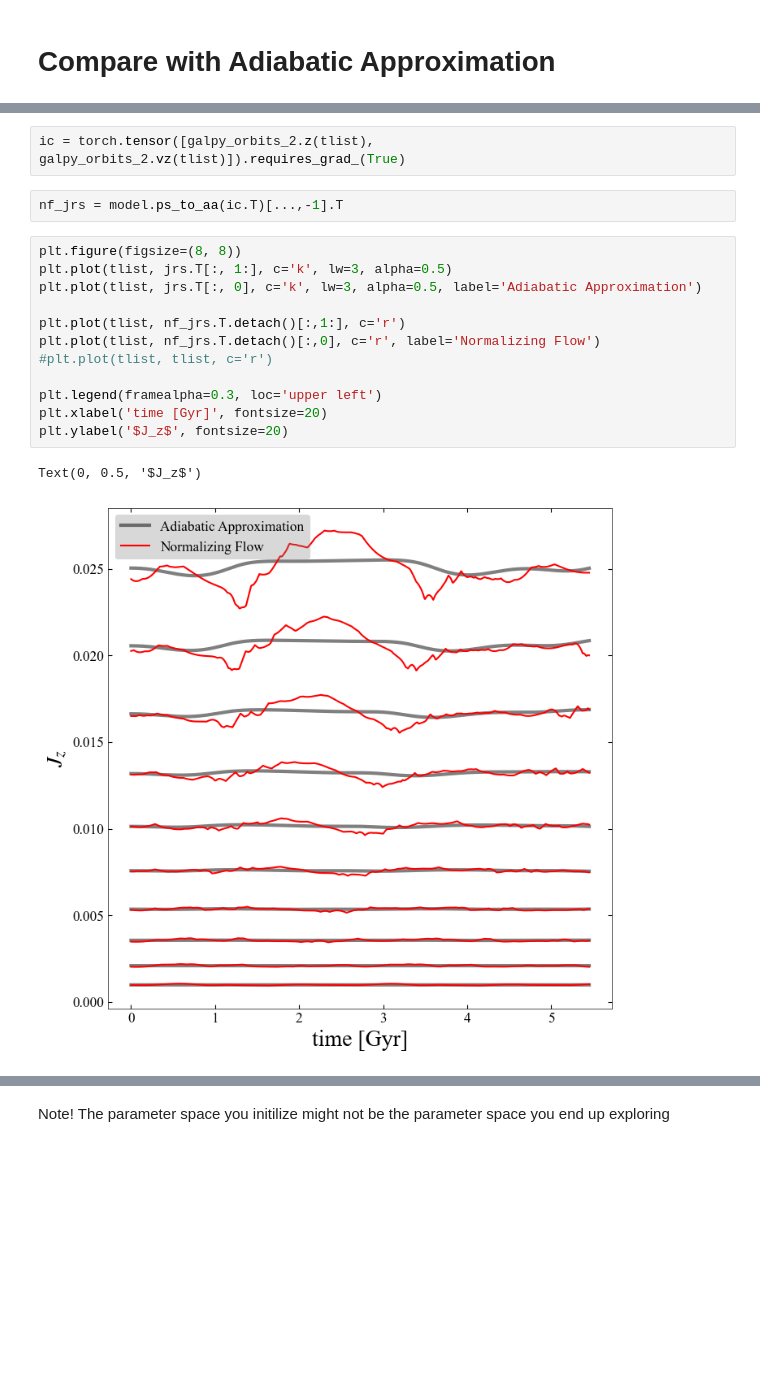
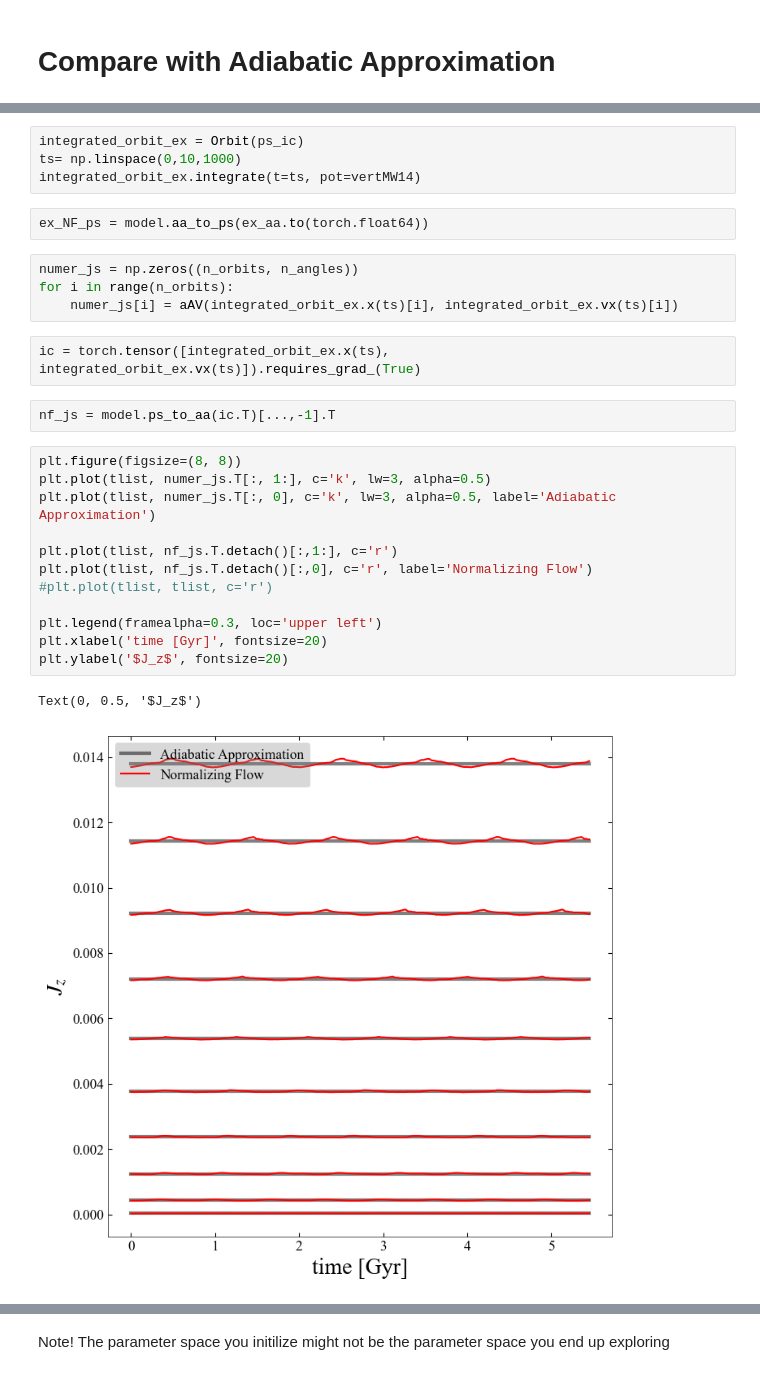
Before and after one commit to sgpfaff/orbitflows, a Jupyter notebook: realistic_exploration_1D/train_and_evaluate.ipynb, the cells around one changed output, grey strips where cells are left out. Drawn from its saved outputs; the diff is of its cells as text; blank space fills up the shorter version.

```diff
--- a/realistic_exploration_1D/train_and_evaluate.ipynb
+++ b/realistic_exploration_1D/train_and_evaluate.ipynb
@@ -239,19 +375,29 @@ jrs = js[:,-1]
+# %%
+integrated_orbit_ex = Orbit(ps_ic)
+ts= np.linspace(0,10,1000)
+integrated_orbit_ex.integrate(t=ts, pot=vertMW14)
+# %%
+ex_NF_ps = model.aa_to_ps(ex_aa.to(torch.float64))
+# %%
+numer_js = np.zeros((n_orbits, n_angles))
+for i in range(n_orbits):
+    numer_js[i] = aAV(integrated_orbit_ex.x(ts)[i], integrated_orbit_ex.vx(ts)[i])
 # %%
-ic = torch.tensor([galpy_orbits_2.z(tlist), galpy_orbits_2.vz(tlist)]).requires_grad_(True)
+ic = torch.tensor([integrated_orbit_ex.x(ts), integrated_orbit_ex.vx(ts)]).requires_grad_(True)
 # %%
-nf_jrs = model.ps_to_aa(ic.T)[...,-1].T
+nf_js = model.ps_to_aa(ic.T)[...,-1].T
 # %%
 plt.figure(figsize=(8, 8))
-plt.plot(tlist, jrs.T[:, 1:], c='k', lw=3, alpha=0.5)
-plt.plot(tlist, jrs.T[:, 0], c='k', lw=3, alpha=0.5, label='Adiabatic Approximation')
+plt.plot(tlist, numer_js.T[:, 1:], c='k', lw=3, alpha=0.5)
+plt.plot(tlist, numer_js.T[:, 0], c='k', lw=3, alpha=0.5, label='Adiabatic Approximation')
 
-plt.plot(tlist, nf_jrs.T.detach()[:,1:], c='r')
-plt.plot(tlist, nf_jrs.T.detach()[:,0], c='r', label='Normalizing Flow')
+plt.plot(tlist, nf_js.T.detach()[:,1:], c='r')
+plt.plot(tlist, nf_js.T.detach()[:,0], c='r', label='Normalizing Flow')
 #plt.plot(tlist, tlist, c='r')
 
 plt.legend(framealpha=0.3, loc='upper left')
 plt.xlabel('time [Gyr]', fontsize=20)
 plt.ylabel('$J_z$', fontsize=20)
 # %% [output]
 Text(0, 0.5, '$J_z$')
-[figure, old version]
+[figure, new version]
```
Also changed, not shown: parts of 53 cells of this notebook, 23 other files.
